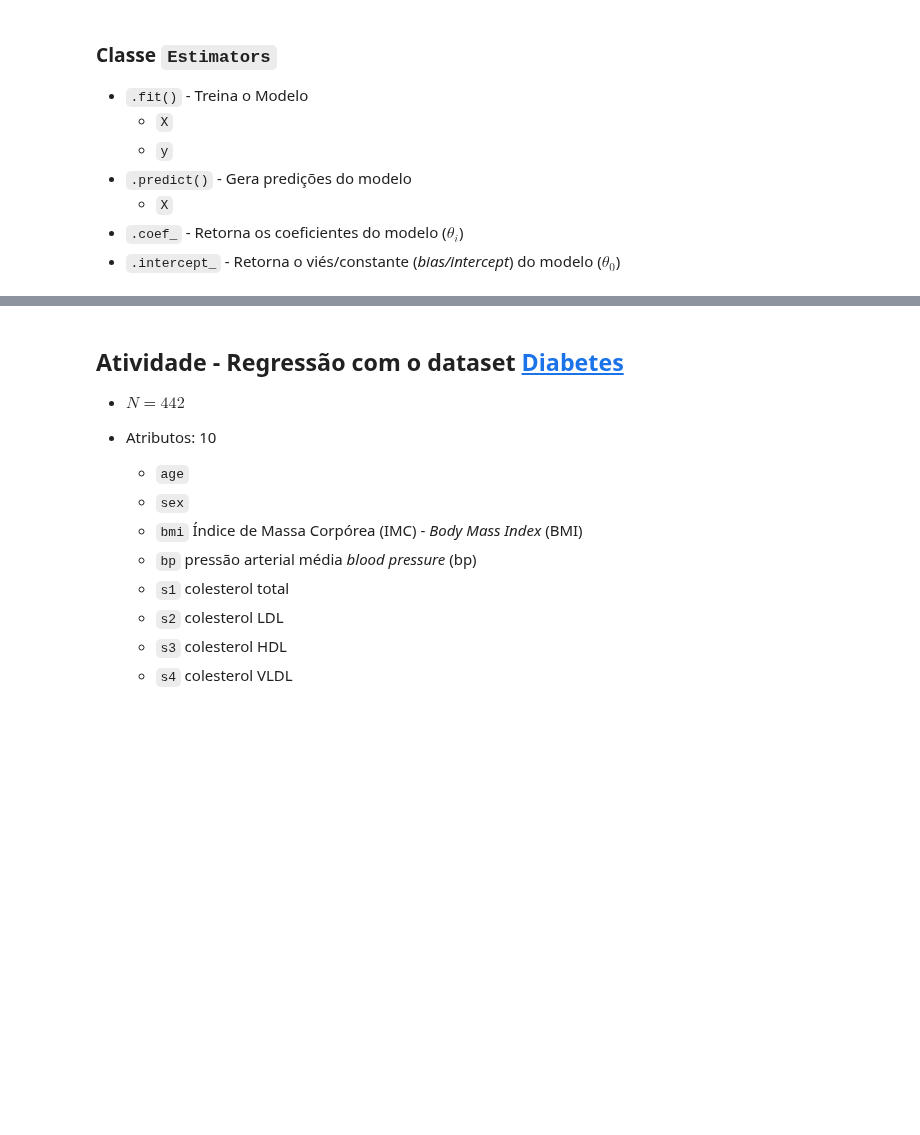
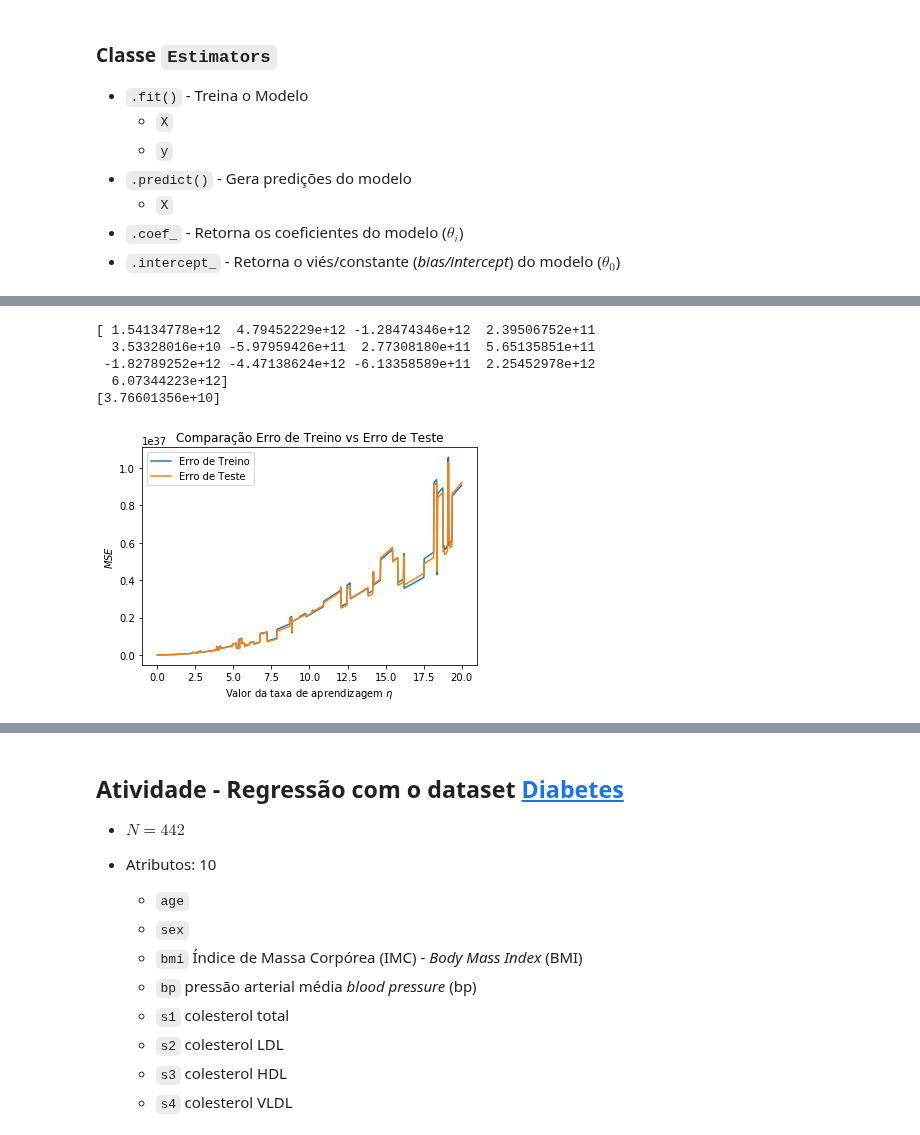
Before and after one commit to storopoli/ciencia-de-dados, a Jupyter notebook: notebooks/Aula_11_Regressao_Linear.ipynb, the cells around one changed output, grey strips where cells are left out. Saved outputs shown, nothing was run; the diff lists cells and outputs as text; code cells hidden in the pictures; blank space fills up the shorter version.

```diff
--- a/notebooks/Aula_11_Regressao_Linear.ipynb
+++ b/notebooks/Aula_11_Regressao_Linear.ipynb
@@ -112,7 +127,8 @@ Usar a função do Scikit-Learn [`sklearn.linear_model.SGDRegressor()`](https://
 # %%
 from sklearn.linear_model import SGDRegressor
 
-clf = SGDRegressor(loss='squared_loss', learning_rate='constant', eta0=0.01, verbose=1, tol=None)
+clf = SGDRegressor(loss='squared_loss', learning_rate='constant', max_iter=10,
+                   eta0=0.01, verbose=1, tol=None, random_state=44)
 # %% [markdown]
 ### Classe `Estimators`
 
@@ -131,3 +171,9 @@ print(clf.coef_)
 
 # Constante do modelo
 print(clf.intercept_)
+# %% [output]
+[ 1.54134778e+12  4.79452229e+12 -1.28474346e+12  2.39506752e+11
+  3.53328016e+10 -5.97959426e+11  2.77308180e+11  5.65135851e+11
+ -1.82789252e+12 -4.47138624e+12 -6.13358589e+11  2.25452978e+12
+  6.07344223e+12]
+[3.76601356e+10]
@@ -149,3 +180,43 @@ print('MSE Test: ', MSE_test)
+# %%
+import numpy as np
+import matplotlib.pyplot as plt
+
+clf =  clf.set_params(verbose=0)  # evitar prints adicionais
+
+def mse(y_pred, y):
+    """Retorna o MSE de duas NumPy Arrays"""
+    mse = np.square(y_pred - y).mean()
+    return mse
+# %%
+# inicia duas listas vazias
+mse_train_values = []
+mse_test_values = []
+
+# Eixo X do grafico
+x_axis = np.linspace(0.1e-10, 20, 1000)
+
+for i in x_axis:
+    clf_ =  clf.set_params(eta0=i)
+    clf_.fit(X_train, y_train)
+
+    y_train_pred = clf_.predict(X_train)
+    mse_train = mse(y_train_pred, y_train)
+    mse_train_values.append(mse_train)
+
+    y_test_pred = clf_.predict(X_test)
+    mse_test = mse(y_test_pred, y_test)
+    mse_test_values.append(mse_test)
+
+
+plt.plot(x_axis, mse_train_values, label='Erro de Treino')
+plt.plot(x_axis, mse_test_values, label='Erro de Teste')
+plt.xlabel('Valor da taxa de aprendizagem $\eta$')
+plt.ylabel('$MSE$')
+plt.legend()
+plt.title('Comparação Erro de Treino vs Erro de Teste')
+plt.show()
+# %% [output]
+[figure, added]
 # %% [markdown]
 ![mapa-conceitual](https://github.com/storopoli/ciencia-de-dados/raw/master/Mapas%20Conceituais/12%20-%20Regressao%20Linear.png)
 # %% [markdown]
```
Also changed, not shown: parts of 4 cells of this notebook.
